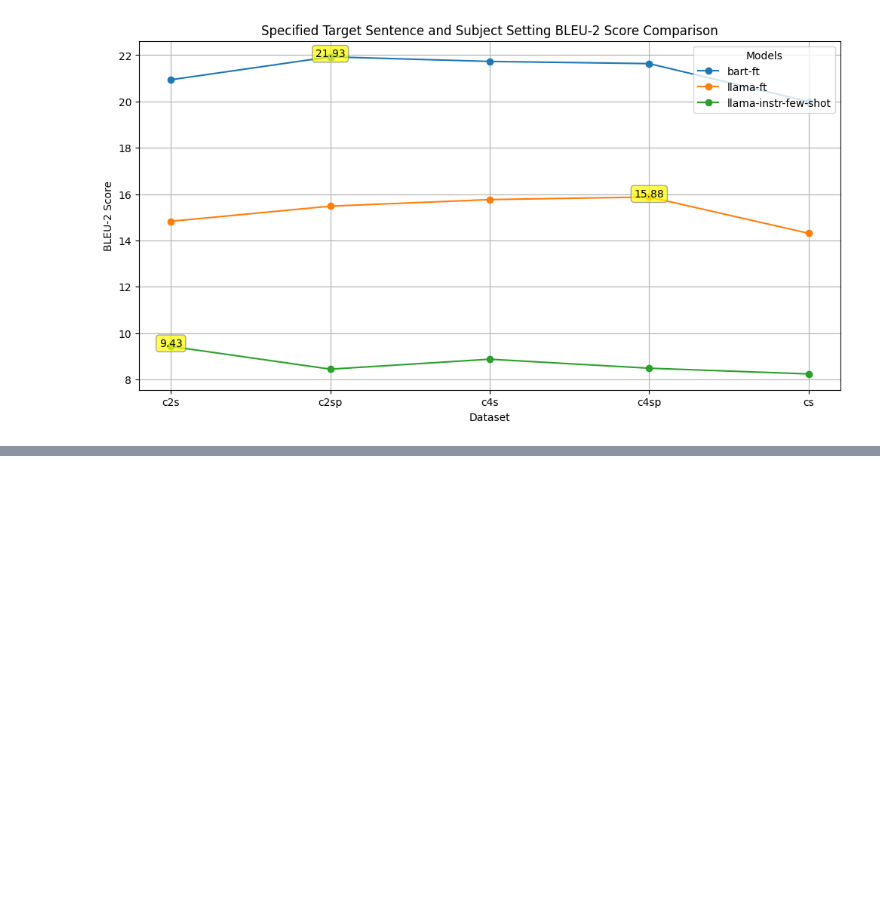
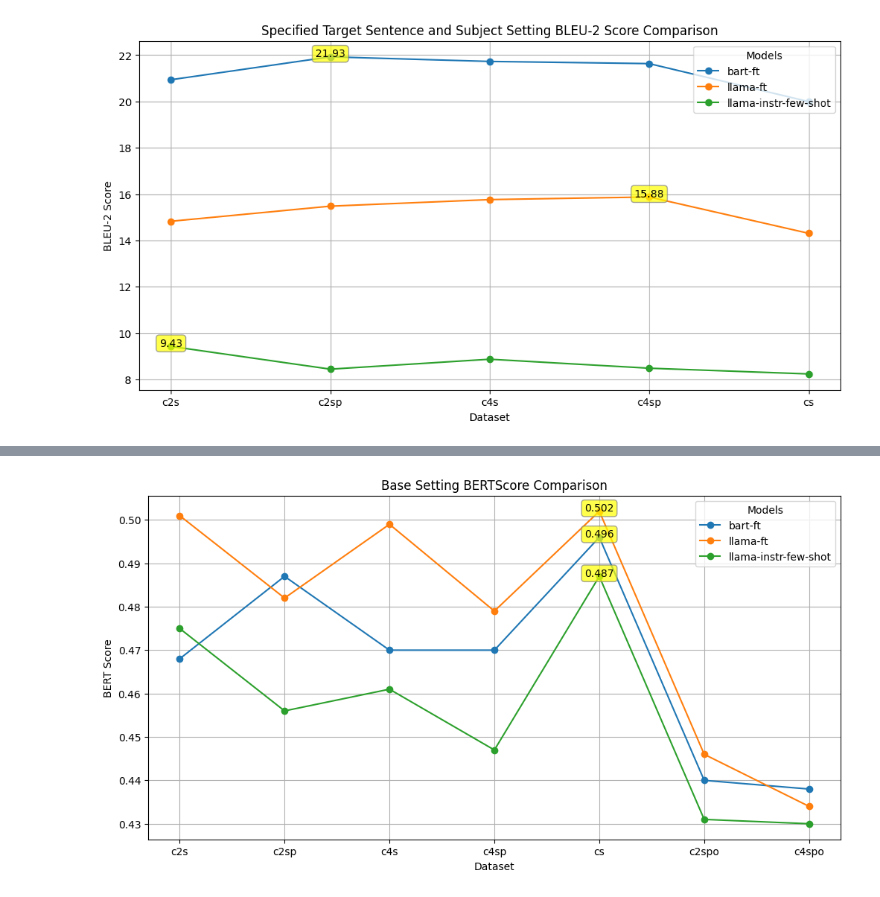
Before and after one commit to martgru/ElabSimp, a Jupyter notebook: main/inspect_results.ipynb, the cells around one changed output, grey strips where cells are left out. Cells and saved outputs as stored; diff of their text form; code cells hidden in the pictures; blank space fills up the shorter version.

Commit message:
get BERTScores for all elaboration prediction types

```diff
--- a/main/inspect_results.ipynb
+++ b/main/inspect_results.ipynb
@@ -84,7 +92,7 @@ def compare_setting(dataframe, score_type, dataset_column, column_type, title="C
         plt.text(
             x=max_dataset,
             y=max_score,
-            s=f"{max_score:.2f}",
+            s=f"{max_score:.3f}",
             fontsize=10,
             color="black",
             ha="center",
@@ -261,0 +272,7 @@ compare_setting(
+# %%
+bart_ft_df = preprocess_dataframe(bart_ft_res, "bs-f1", "bart-ft")
+llama_ft_df = preprocess_dataframe(llama_ft_res,"bs-f1", "llama-ft")
+llama_instr_df = preprocess_dataframe(llama_instr_res,"bs-f1","llama-instr-few-shot")
+
+df = merge_dataframes([bart_ft_df,llama_ft_df,llama_instr_df])
+df.head()
@@ -261,0 +287,10 @@ compare_setting(
+# %%
+compare_setting(
+    dataframe=df,
+    score_type="BERT",
+    dataset_column='dataset',
+    column_type='base-bs-f1',
+    title="Base Setting BERTScore Comparison"
+)
+# %% [output]
+[figure, added]
```
Also changed, not shown: parts of 9 cells of this notebook, 1 other file.
